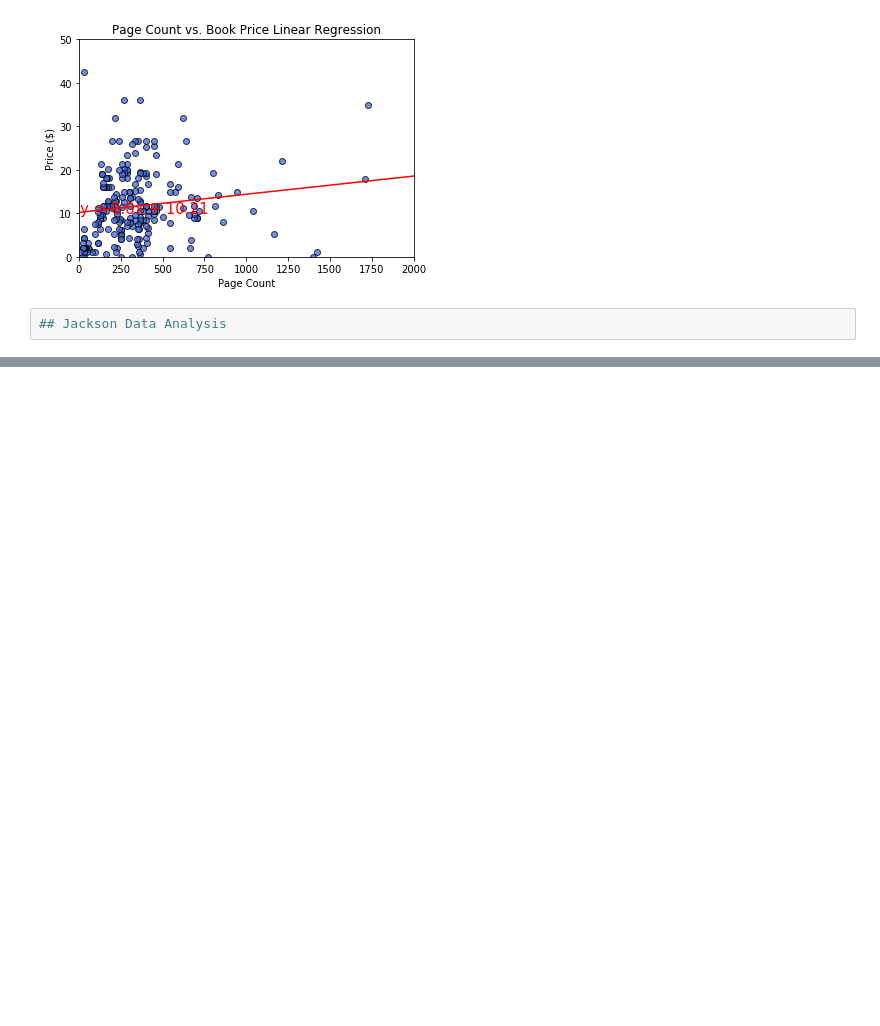
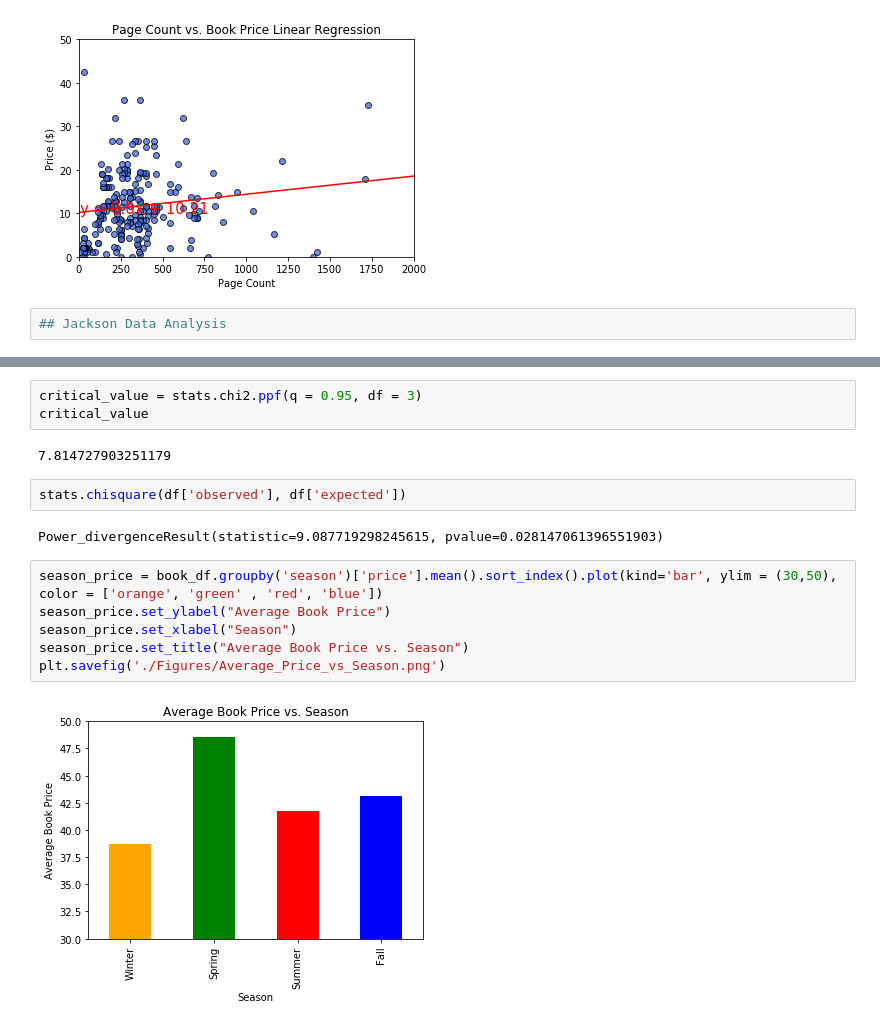
Before and after one commit to hrofarrow/Book_analysis-, a Jupyter notebook: Final_Data_Analysis.ipynb, the cells around one changed output, grey strips where cells are left out. Saved outputs shown, nothing was run; the diff lists cells and outputs as text; blank space fills up the shorter version.

```diff
--- a/Final_Data_Analysis.ipynb
+++ b/Final_Data_Analysis.ipynb
@@ -257,0 +326,17 @@ ValueError: Given date string not likely a datetime.
+# %%
+critical_value = stats.chi2.ppf(q = 0.95, df = 3)
+critical_value
+# %% [output]
+7.814727903251179
+# %%
+stats.chisquare(df['observed'], df['expected'])
+# %% [output]
+Power_divergenceResult(statistic=9.087719298245615, pvalue=0.028147061396551903)
+# %%
+season_price = book_df.groupby('season')['price'].mean().sort_index().plot(kind='bar', ylim = (30,50), color = ['orange', 'green' , 'red', 'blue'])
+season_price.set_ylabel("Average Book Price")
+season_price.set_xlabel("Season")
+season_price.set_title("Average Book Price vs. Season")
+plt.savefig('./Figures/Average_Price_vs_Season.png')
+# %% [output]
+[figure, added]
```
Also changed, not shown: parts of 17 cells of this notebook, 7 other files.
